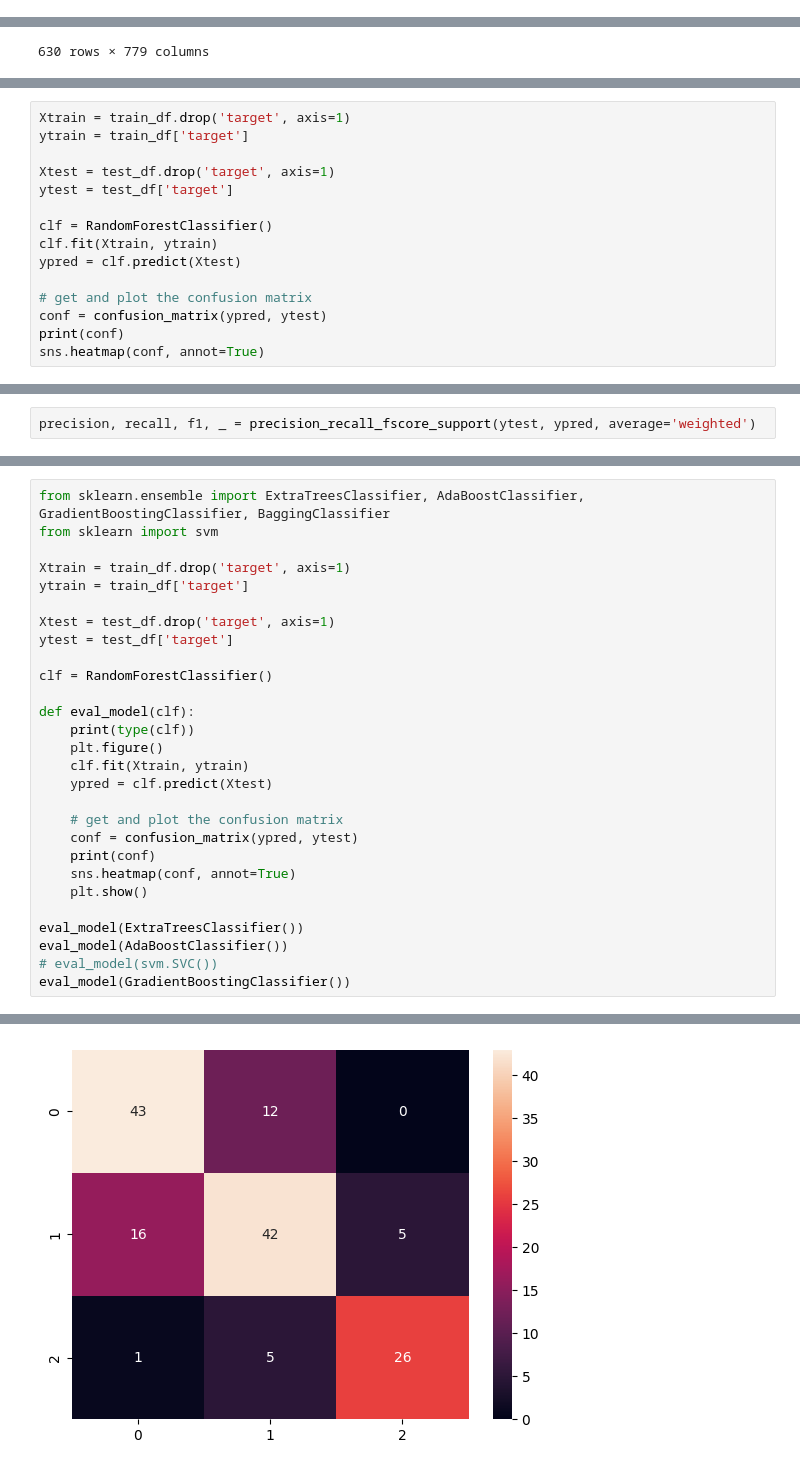
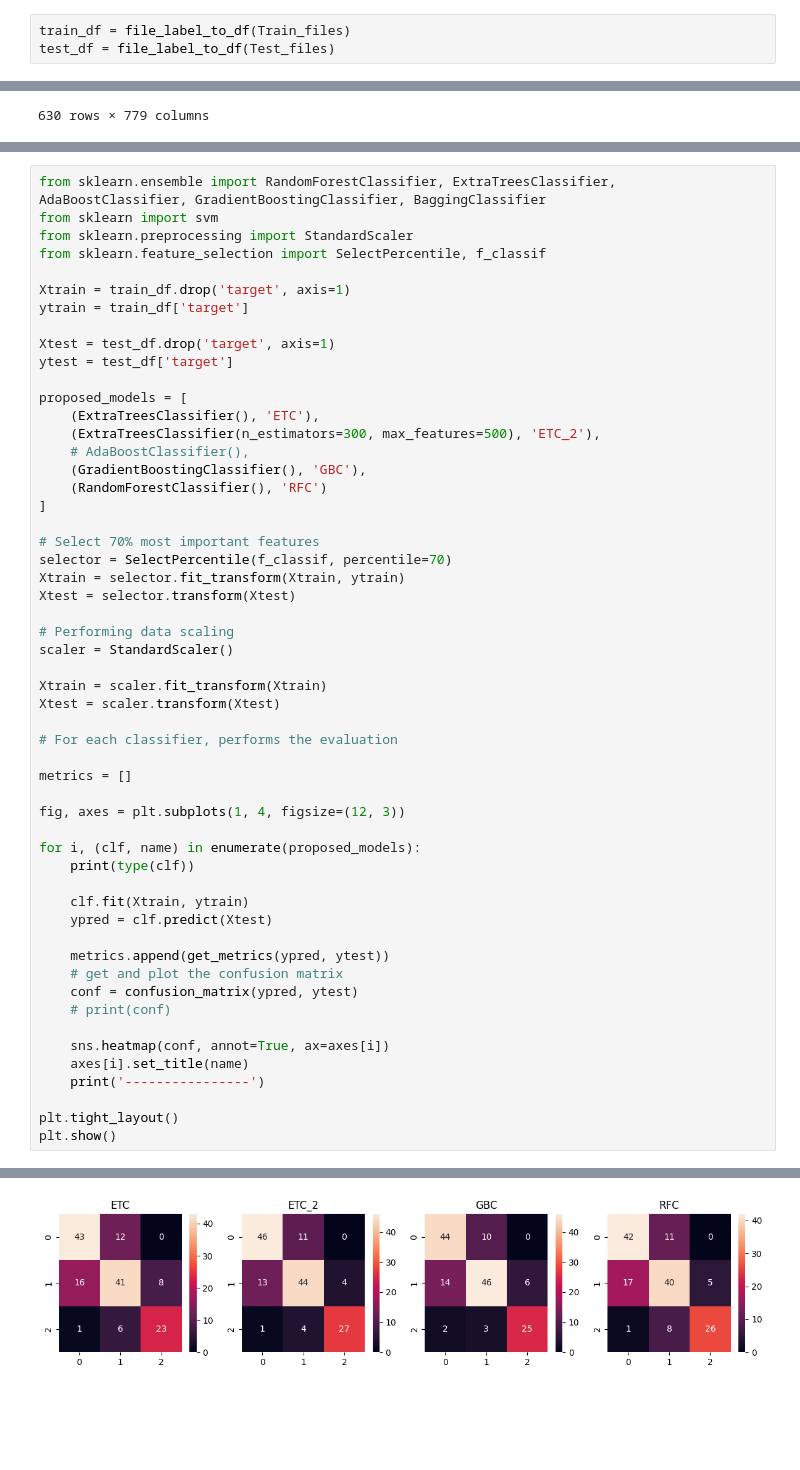
Before and after one commit to henriquenunez/master_utu, a Jupyter notebook: biosignal_analytics/SleepDetection.ipynb, the cells around one changed output, grey strips where cells are left out. Saved outputs shown, nothing was run; the diff lists cells and outputs as text; blank space fills up the shorter version.

Commit message:
feat: description, results, and better plots (SleepDetection)

```diff
--- a/biosignal_analytics/SleepDetection.ipynb
+++ b/biosignal_analytics/SleepDetection.ipynb
@@ -79,0 +57,3 @@ Progress: 100% Complete
+# %%
+train_df = file_label_to_df(Train_files)
+test_df = file_label_to_df(Test_files)
@@ -144,15 +116,0 @@ sns.heatmap(conf, annot=True)
-# %%
-Xtrain = train_df.drop('target', axis=1)
-ytrain = train_df['target']
-
-Xtest = test_df.drop('target', axis=1)
-ytest = test_df['target']
-
-clf = RandomForestClassifier()
-clf.fit(Xtrain, ytrain)
-ypred = clf.predict(Xtest)
-
-# get and plot the confusion matrix
-conf = confusion_matrix(ypred, ytest)
-print(conf)
-sns.heatmap(conf, annot=True)
@@ -191,2 +116,0 @@ f1_score(ypred, ytest, average='macro')
-# %%
-precision, recall, f1, _ = precision_recall_fscore_support(ytest, ypred, average='weighted')
@@ -199,6 +165,8 @@ print(precision, recall, f1)
 # %%
-from sklearn.ensemble import ExtraTreesClassifier, AdaBoostClassifier, GradientBoostingClassifier, BaggingClassifier
+from sklearn.ensemble import RandomForestClassifier, ExtraTreesClassifier, AdaBoostClassifier, GradientBoostingClassifier, BaggingClassifier
 from sklearn import svm
+from sklearn.preprocessing import StandardScaler
+from sklearn.feature_selection import SelectPercentile, f_classif
 
 Xtrain = train_df.drop('target', axis=1)
 ytrain = train_df['target']
@@ -206,23 +174,47 @@ ytrain = train_df['target']
 Xtest = test_df.drop('target', axis=1)
 ytest = test_df['target']
 
-clf = RandomForestClassifier()
+proposed_models = [
+    (ExtraTreesClassifier(), 'ETC'),
+    (ExtraTreesClassifier(n_estimators=300, max_features=500), 'ETC_2'),
+    # AdaBoostClassifier(),
+    (GradientBoostingClassifier(), 'GBC'),
+    (RandomForestClassifier(), 'RFC')
+]
 
-def eval_model(clf):
+# Select 70% most important features
+selector = SelectPercentile(f_classif, percentile=70)
+Xtrain = selector.fit_transform(Xtrain, ytrain)
+Xtest = selector.transform(Xtest)
+
+# Performing data scaling
+scaler = StandardScaler()
+
+Xtrain = scaler.fit_transform(Xtrain)
+Xtest = scaler.transform(Xtest)
+
+# For each classifier, performs the evaluation
+
+metrics = []
+
+fig, axes = plt.subplots(1, 4, figsize=(12, 3))
+
+for i, (clf, name) in enumerate(proposed_models):
     print(type(clf))
-    plt.figure()
+
     clf.fit(Xtrain, ytrain)
     ypred = clf.predict(Xtest)
 
+    metrics.append(get_metrics(ypred, ytest))
     # get and plot the confusion matrix
     conf = confusion_matrix(ypred, ytest)
-    print(conf)
-    sns.heatmap(conf, annot=True)
-    plt.show()
+    # print(conf)
 
-eval_model(ExtraTreesClassifier())
-eval_model(AdaBoostClassifier())
-# eval_model(svm.SVC())
-eval_model(GradientBoostingClassifier())
+    sns.heatmap(conf, annot=True, ax=axes[i])
+    axes[i].set_title(name)
+    print('----------------')
+
+plt.tight_layout()
+plt.show()
 # %% [output]
 <class 'sklearn.ensemble._forest.ExtraTreesClassifier'>
@@ -232 +237 @@ eval_model(GradientBoostingClassifier())
-[figure, old version]
+[figure, new version]
```
Also changed, not shown: parts of 26 cells of this notebook.
